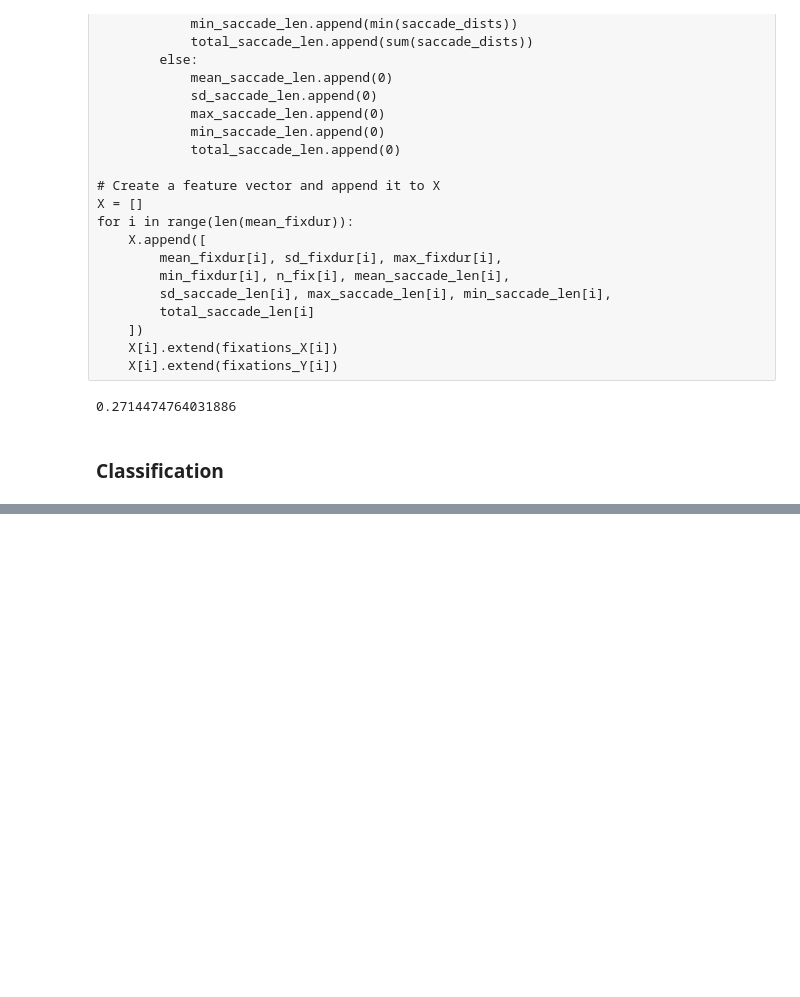
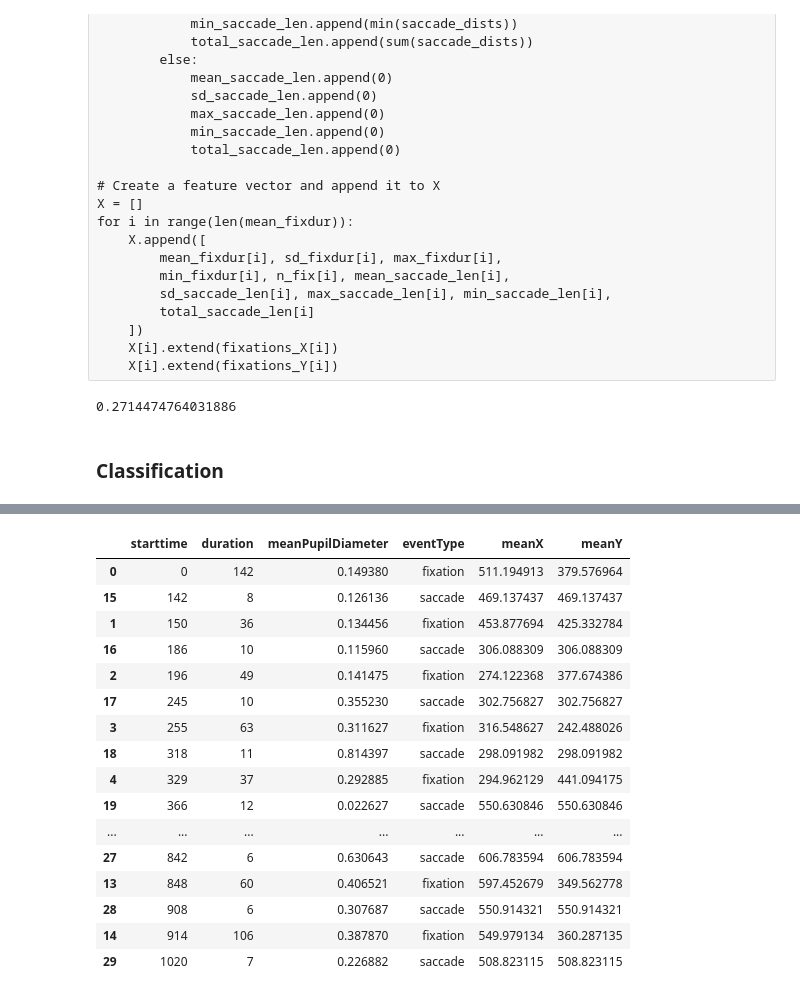
Before and after one commit to kroglkt/CogSci3, a Jupyter notebook: DOVES classifier.ipynb, the cells around one changed output, grey strips where cells are left out. Drawn from its saved outputs; the diff is of its cells as text; code cells hidden in the pictures; blank space fills up the shorter version.

```diff
--- a/DOVES classifier.ipynb
+++ b/DOVES classifier.ipynb
@@ -704,0 +730,23 @@ df
+# %%
+list_of_features_dfs = []
+for i in range(len(processed_fixations)):
+    if i%250 == 0:
+        print(f"{i} of {len(processed_fixations)} done!")
+    features = pd.DataFrame(columns=['starttime','duration', 'meanPupilDiameter', 'eventType', 'meanX', 'meanY'])
+
+    for item in processed_fixations[i]:
+        features = features.append({
+            'starttime' : item[2], 'duration' : item[3], 'meanPupilDiameter' : item[4],
+            'eventType' : 'fixation', 'meanX' : item[0], 'meanY' : item[1]
+        }, ignore_index=True)
+
+    for item in processed_saccades[i]:
+        np_item = np.array(item[0])
+        features = features.append({
+            'starttime' : item[1], 'duration' : item[2],
+            'meanPupilDiameter' : np.mean(raw_pupils[i][item[1]:(item[1]+item[2]+1)]),
+            'eventType' : 'saccade', 'meanX' : np.mean(np_item[:,0:1]), 'meanY' : np.mean(np_item[:,0:1])
+        }, ignore_index=True)
+
+    list_of_features_dfs.append(features)
+print("All done!")
@@ -704,0 +767,20 @@ df
+# %%
+list_of_features_dfs[0].sort_values(by=['starttime'])
+# %% [output]
+|  | starttime | duration | meanPupilDiameter | eventType | meanX | meanY |
+| 0 | 0 | 142 | 0.149380 | fixation | 511.194913 | 379.576964 |
+| 15 | 142 | 8 | 0.126136 | saccade | 469.137437 | 469.137437 |
+| 1 | 150 | 36 | 0.134456 | fixation | 453.877694 | 425.332784 |
+| 16 | 186 | 10 | 0.115960 | saccade | 306.088309 | 306.088309 |
+| 2 | 196 | 49 | 0.141475 | fixation | 274.122368 | 377.674386 |
+| 17 | 245 | 10 | 0.355230 | saccade | 302.756827 | 302.756827 |
+| 3 | 255 | 63 | 0.311627 | fixation | 316.548627 | 242.488026 |
+| 18 | 318 | 11 | 0.814397 | saccade | 298.091982 | 298.091982 |
+| 4 | 329 | 37 | 0.292885 | fixation | 294.962129 | 441.094175 |
+| 19 | 366 | 12 | 0.022627 | saccade | 550.630846 | 550.630846 |
+| ... | ... | ... | ... | ... | ... | ... |
+| 27 | 842 | 6 | 0.630643 | saccade | 606.783594 | 606.783594 |
+| 13 | 848 | 60 | 0.406521 | fixation | 597.452679 | 349.562778 |
+| 28 | 908 | 6 | 0.307687 | saccade | 550.914321 | 550.914321 |
+| 14 | 914 | 106 | 0.387870 | fixation | 549.979134 | 360.287135 |
+| 29 | 1020 | 7 | 0.226882 | saccade | 508.823115 | 508.823115 |
```
Also changed, not shown: parts of 12 cells of this notebook.
